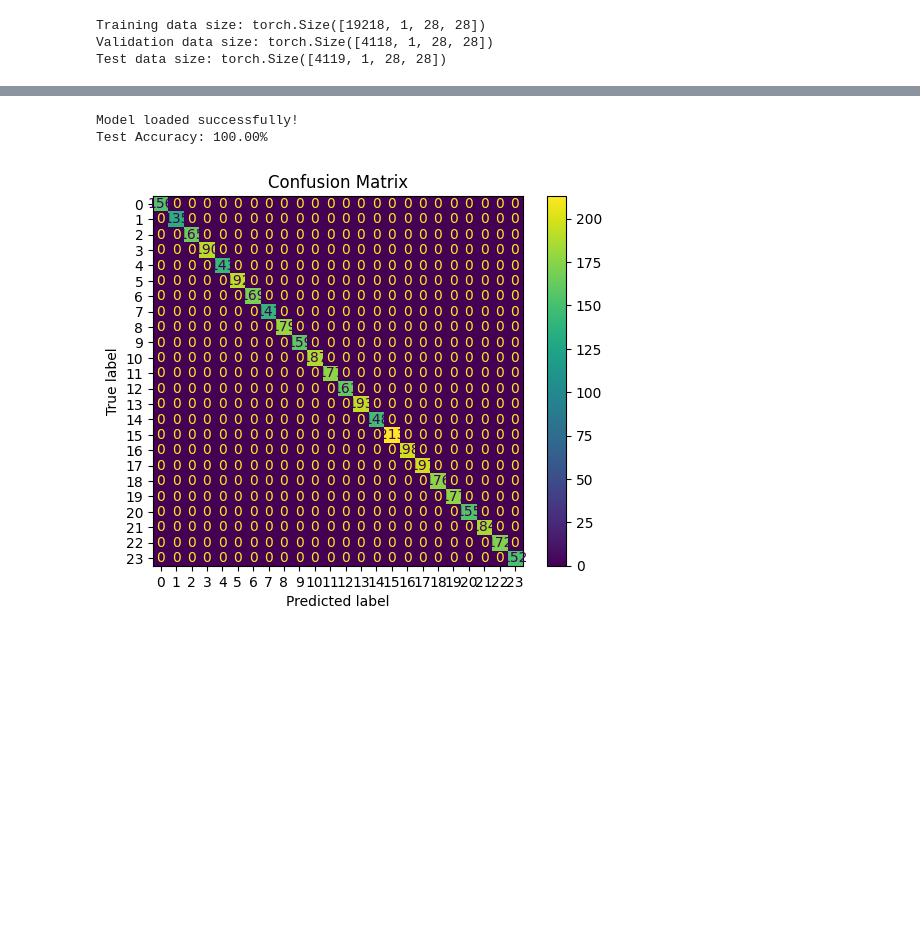
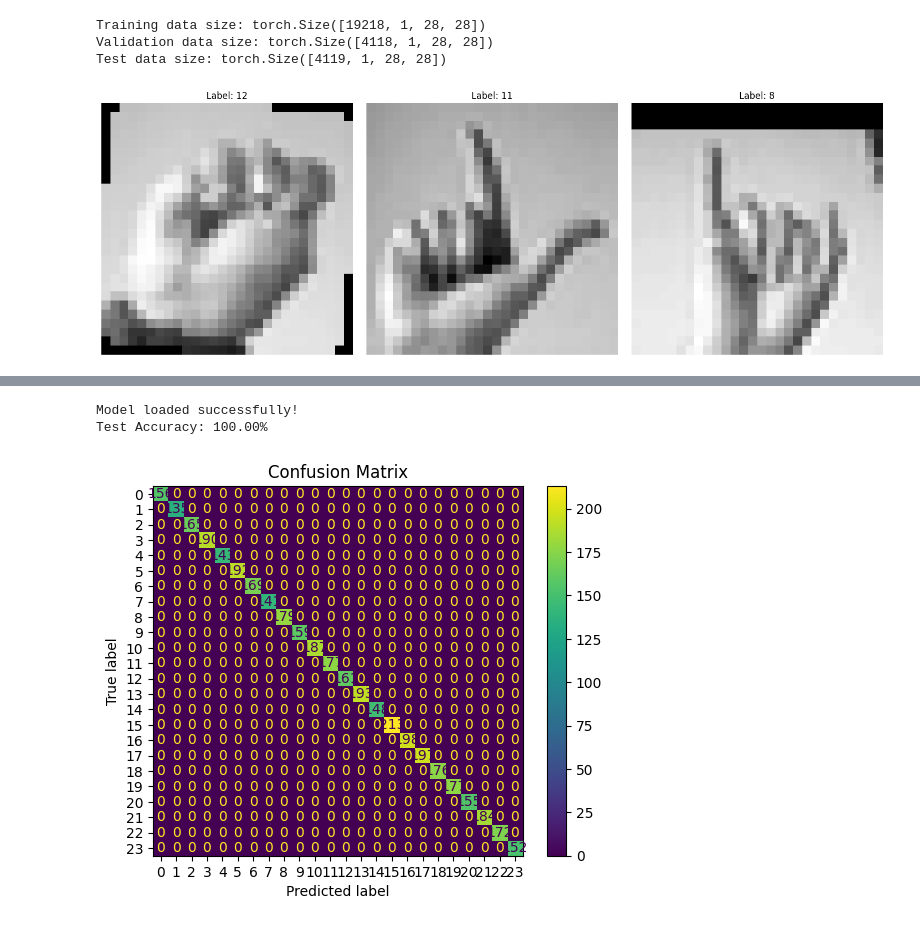
Before and after one commit to ishanporwal/asl_recognition, a Jupyter notebook: notebook.ipynb, the cells around one changed output, grey strips where cells are left out. Cells and saved outputs as stored; diff of their text form; code cells hidden in the pictures; blank space fills up the shorter version.

```diff
--- a/notebook.ipynb
+++ b/notebook.ipynb
@@ -11,7 +11,6 @@ from torch.utils.data import DataLoader, Dataset
 import torchvision.transforms as transforms
 from sklearn.metrics import confusion_matrix, ConfusionMatrixDisplay
 import numpy as np
-
 
 # GPU
 device = torch.device('cuda' if torch.cuda.is_available() else 'cpu')
@@ -67,31 +66,48 @@ transform_no_aug = transforms.Compose([
 # create datasets
 train_dataset = ASLDataset(X_train, y_train, transform=augmentations)
 val_dataset = ASLDataset(X_val, y_val, transform=transform_no_aug)
 test_dataset = ASLDataset(X_test, y_test, transform=transform_no_aug)
 
 # dataloaders
 train_loader = DataLoader(train_dataset, batch_size=64, shuffle=True)
 val_loader = DataLoader(val_dataset, batch_size=64, shuffle=False)
 test_loader = DataLoader(test_dataset, batch_size=64, shuffle=False)
 
 # convert dataloaders to tensors for model input
 def dataloader_to_tensor(loader):
     images, labels = [], []
     for batch_images, batch_labels in loader:
         images.append(batch_images)
         labels.append(batch_labels)
     return torch.cat(images).to(device), torch.cat(labels).to(device)
 
 X_train_tensor, y_train_tensor = dataloader_to_tensor(train_loader)
 X_val_tensor, y_val_tensor = dataloader_to_tensor(val_loader)
 X_test_tensor, y_test_tensor = dataloader_to_tensor(test_loader)
 
 # print sizes
 print(f"Training data size: {X_train_tensor.shape}")
 print(f"Validation data size: {X_val_tensor.shape}")
 print(f"Test data size: {X_test_tensor.shape}")
+
+# display random images with augmentations
+def show_random_augmented_images(dataset, num_images=3):
+    fig, axes = plt.subplots(1, num_images, figsize=(15, 5))
+    for i in range(num_images):
+        idx = np.random.randint(len(dataset))  # randomly pick an index
+        image, label = dataset[idx]  # get image and label
+        image = image.permute(1, 2, 0).cpu().numpy()  # convert tensor to numpy array for plotting
+        axes[i].imshow(image, cmap='gray')  # display the image
+        axes[i].set_title(f"Label: {label}")
+        axes[i].axis('off')
+    plt.tight_layout()
+    plt.show()
+
+# display 3 random augmented images from the training dataset
+show_random_augmented_images(train_dataset, num_images=3)
 # %% [output]
 Training data size: torch.Size([19218, 1, 28, 28])
 Validation data size: torch.Size([4118, 1, 28, 28])
 Test data size: torch.Size([4119, 1, 28, 28])
+[figure, added]
 # %%
```
Also changed, not shown: parts of 7 cells of this notebook.
